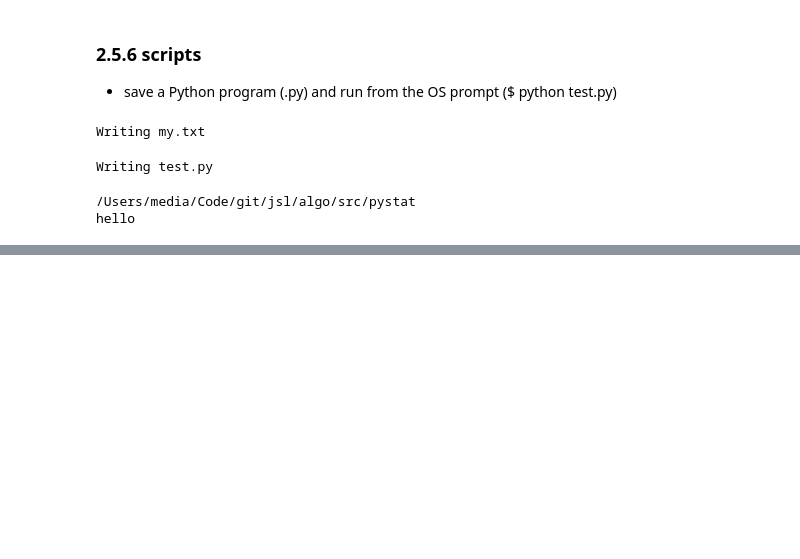
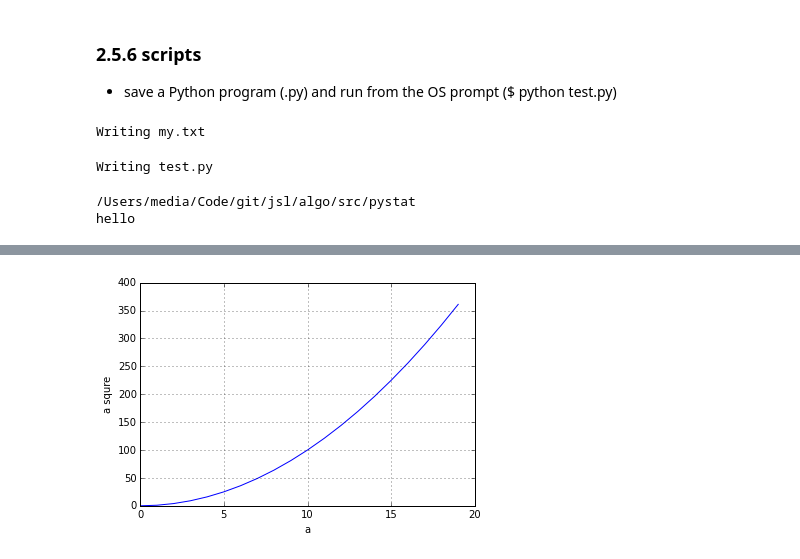
Before and after one commit to smu405/s, a Jupyter notebook: st_intro.ipynb, the cells around one changed output, grey strips where cells are left out. Saved outputs shown, nothing was run; the diff lists cells and outputs as text; code cells hidden in the pictures; blank space fills up the shorter version.

```diff
--- a/st_intro.ipynb
+++ b/st_intro.ipynb
@@ -477,0 +680,10 @@ show()
+# %%
+fig=plt.figure()
+ax=fig.add_subplot(111)
+ax.plot(a,a**2)
+ax.set_xlabel('a')
+ax.set_ylabel('a squre')
+ax.grid()
+plt.show()
+# %% [output]
+[figure, added]
```
Also changed, not shown: parts of 44 cells of this notebook, 1 other file.
